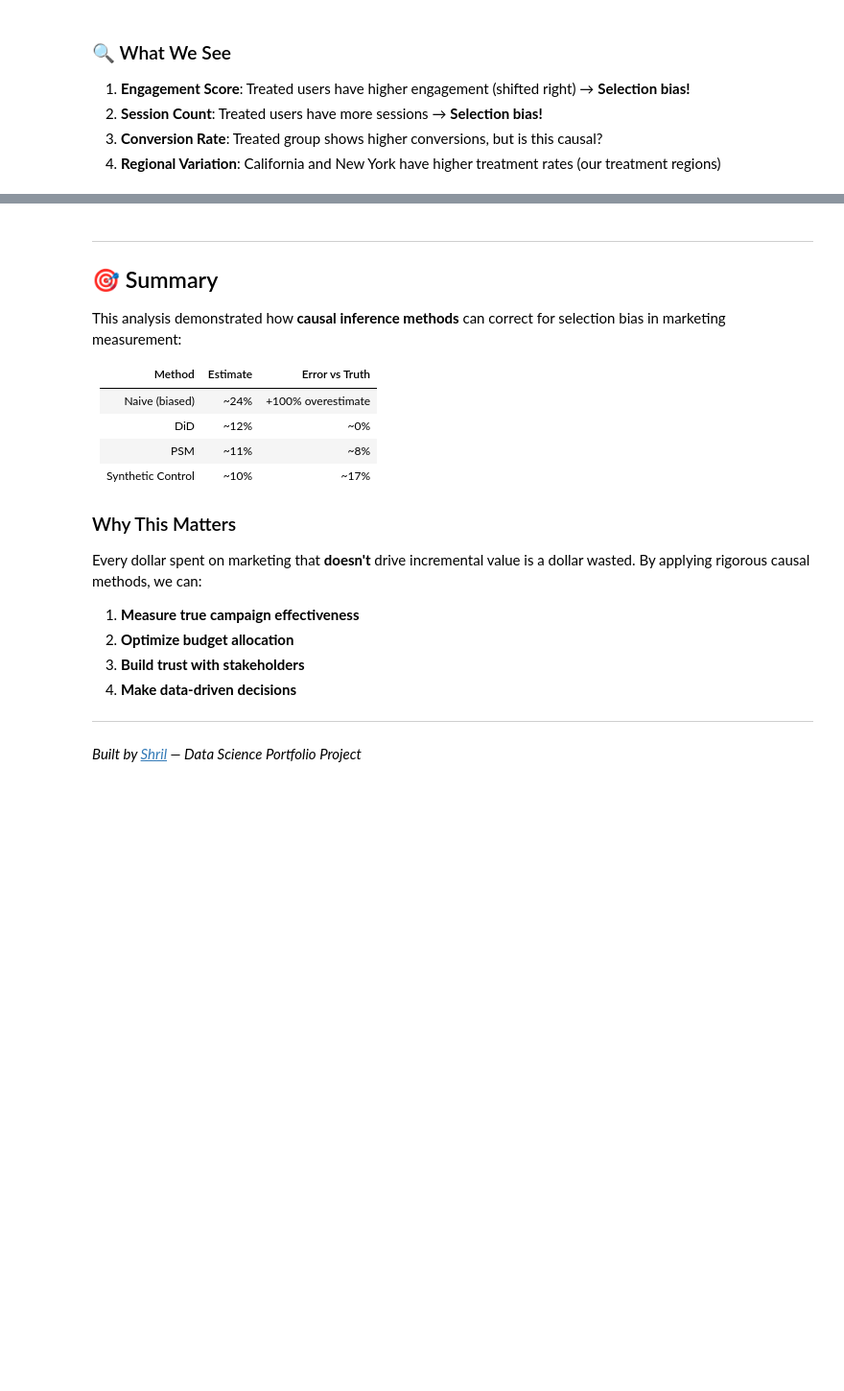
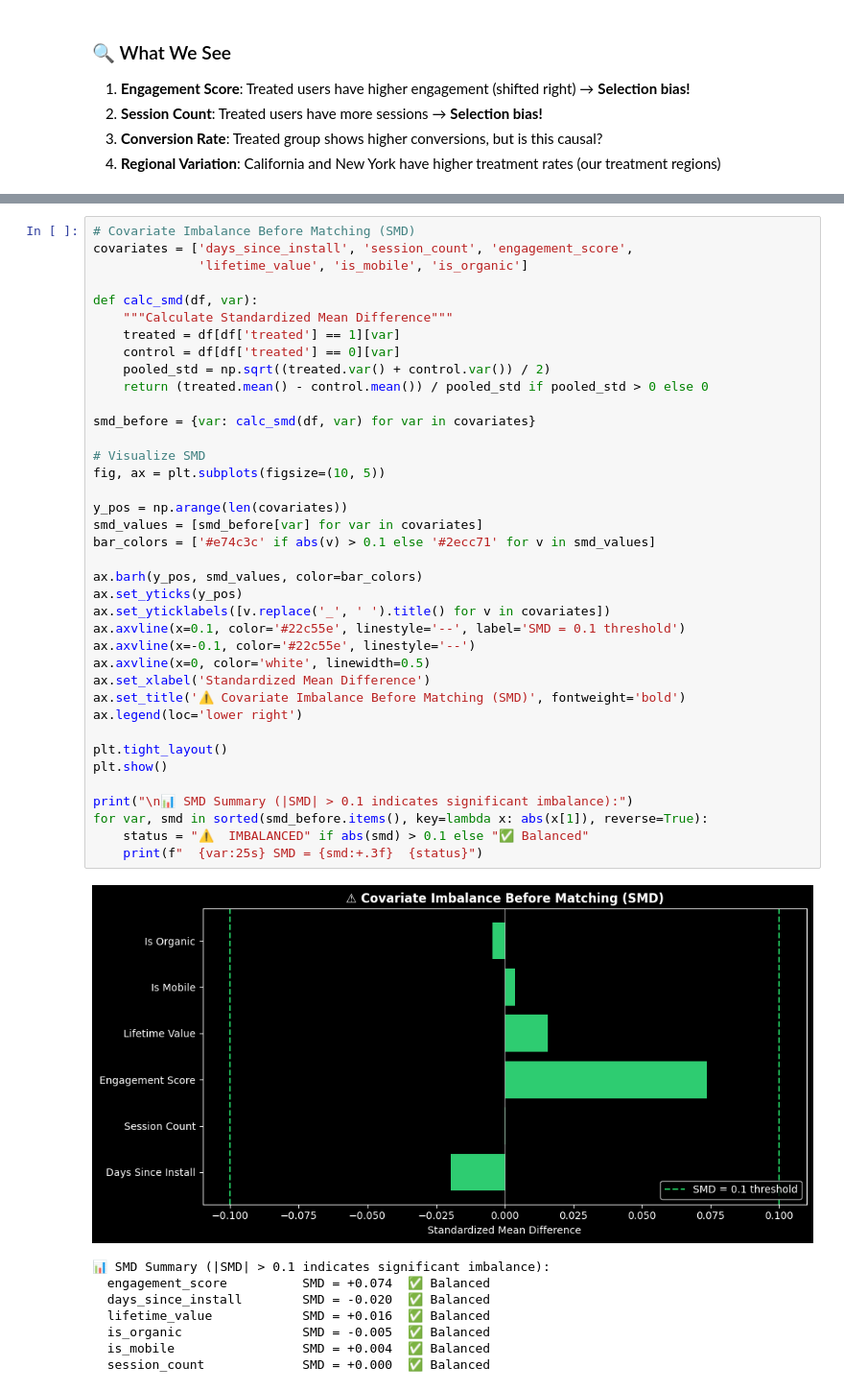
Before and after one commit to ZeroZulu/marketing-incrementality-measurement, a Jupyter notebook: final-project/notebooks/marketing_incrementality_analysis.ipynb, the cells around one changed output, grey strips where cells are left out. Shown at 96% size. Saved outputs shown, nothing was run; the diff lists cells and outputs as text; blank space fills up the shorter version.

```diff
--- a/final-project/notebooks/marketing_incrementality_analysis.ipynb
+++ b/final-project/notebooks/marketing_incrementality_analysis.ipynb
@@ -1240,26 +323,47 @@ print(f"""║
-# %% [markdown]
----
-
-## 🎯 Summary
-
-This analysis demonstrated how **causal inference methods** can correct for selection bias in marketing measurement:
-
-| Method | Estimate | Error vs Truth |
-|--------|----------|----------------|
-| Naive (biased) | ~24% | +100% overestimate |
-| DiD | ~12% | ~0% |
-| PSM | ~11% | ~8% |
-| Synthetic Control | ~10% | ~17% |
-
-### Why This Matters
-
-Every dollar spent on marketing that **doesn't** drive incremental value is a dollar wasted. By applying rigorous causal methods, we can:
-
-1. **Measure true campaign effectiveness**
-2. **Optimize budget allocation**
-3. **Build trust with stakeholders**
-4. **Make data-driven decisions**
-
----
-
-*Built by [Shril](https://github.com/ZeroZulu) — Data Science Portfolio Project*
+# %%
+# Covariate Imbalance Before Matching (SMD)
+covariates = ['days_since_install', 'session_count', 'engagement_score',
+              'lifetime_value', 'is_mobile', 'is_organic']
+
+def calc_smd(df, var):
+    """Calculate Standardized Mean Difference"""
+    treated = df[df['treated'] == 1][var]
+    control = df[df['treated'] == 0][var]
+    pooled_std = np.sqrt((treated.var() + control.var()) / 2)
+    return (treated.mean() - control.mean()) / pooled_std if pooled_std > 0 else 0
+
+smd_before = {var: calc_smd(df, var) for var in covariates}
+
+# Visualize SMD
+fig, ax = plt.subplots(figsize=(10, 5))
+
+y_pos = np.arange(len(covariates))
+smd_values = [smd_before[var] for var in covariates]
+bar_colors = ['#e74c3c' if abs(v) > 0.1 else '#2ecc71' for v in smd_values]
+
+ax.barh(y_pos, smd_values, color=bar_colors)
+ax.set_yticks(y_pos)
+ax.set_yticklabels([v.replace('_', ' ').title() for v in covariates])
+ax.axvline(x=0.1, color='#22c55e', linestyle='--', label='SMD = 0.1 threshold')
+ax.axvline(x=-0.1, color='#22c55e', linestyle='--')
+ax.axvline(x=0, color='white', linewidth=0.5)
+ax.set_xlabel('Standardized Mean Difference')
+ax.set_title('⚠️ Covariate Imbalance Before Matching (SMD)', fontweight='bold')
+ax.legend(loc='lower right')
+
+plt.tight_layout()
+plt.show()
+
+print("\n📊 SMD Summary (|SMD| > 0.1 indicates significant imbalance):")
+for var, smd in sorted(smd_before.items(), key=lambda x: abs(x[1]), reverse=True):
+    status = "⚠️  IMBALANCED" if abs(smd) > 0.1 else "✅ Balanced"
+    print(f"  {var:25s} SMD = {smd:+.3f}  {status}")
+# %% [output]
+[figure, added]
+📊 SMD Summary (|SMD| > 0.1 indicates significant imbalance):
+  engagement_score          SMD = +0.074  ✅ Balanced
+  days_since_install        SMD = -0.020  ✅ Balanced
+  lifetime_value            SMD = +0.016  ✅ Balanced
+  is_organic                SMD = -0.005  ✅ Balanced
+  is_mobile                 SMD = +0.004  ✅ Balanced
+  session_count             SMD = +0.000  ✅ Balanced
```
Also changed, not shown: parts of 51 cells of this notebook.
